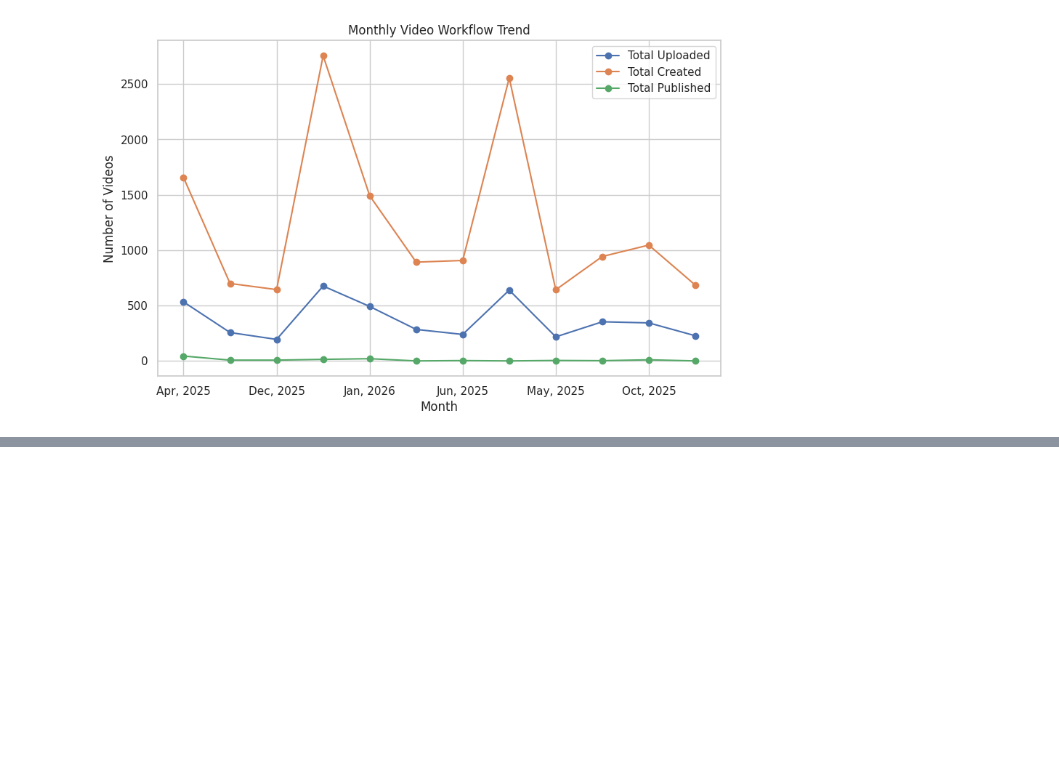
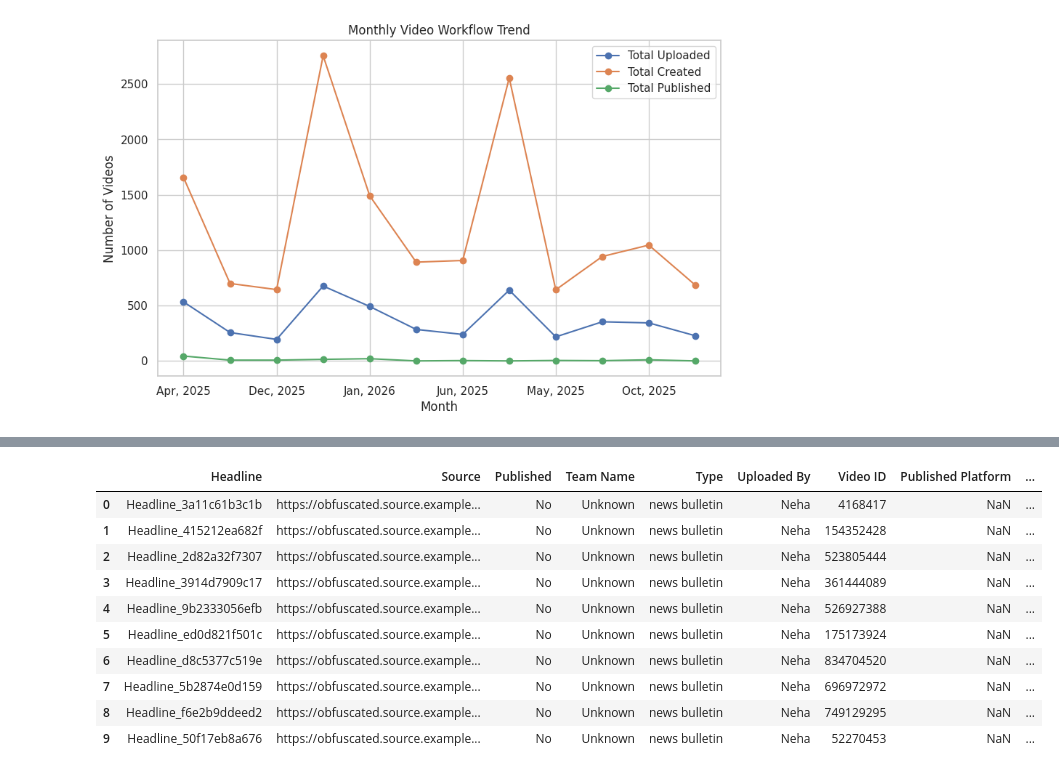
Before and after one commit to ranbeer06052009/GC-Data, a Jupyter notebook: EDA.ipynb, the cells around one changed output, grey strips where cells are left out. Saved outputs shown, nothing was run; the diff lists cells and outputs as text; code cells hidden in the pictures; blank space fills up the shorter version.

```diff
--- a/EDA.ipynb
+++ b/EDA.ipynb
@@ -187,0 +652,14 @@ KeyError: 'Published'
+# %%
+video_data.head(10)
+# %% [output]
+|  | Headline | Source | Published | Team Name | Type | Uploaded By | Video ID | Published Platform | ... |
+| 0 | Headline_3a11c61b3c1b | https://obfuscated.source.example... | No | Unknown | news bulletin | Neha | 4168417 | NaN | ... |
+| 1 | Headline_415212ea682f | https://obfuscated.source.example... | No | Unknown | news bulletin | Neha | 154352428 | NaN | ... |
+| 2 | Headline_2d82a32f7307 | https://obfuscated.source.example... | No | Unknown | news bulletin | Neha | 523805444 | NaN | ... |
+| 3 | Headline_3914d7909c17 | https://obfuscated.source.example... | No | Unknown | news bulletin | Neha | 361444089 | NaN | ... |
+| 4 | Headline_9b2333056efb | https://obfuscated.source.example... | No | Unknown | news bulletin | Neha | 526927388 | NaN | ... |
+| 5 | Headline_ed0d821f501c | https://obfuscated.source.example... | No | Unknown | news bulletin | Neha | 175173924 | NaN | ... |
+| 6 | Headline_d8c5377c519e | https://obfuscated.source.example... | No | Unknown | news bulletin | Neha | 834704520 | NaN | ... |
+| 7 | Headline_5b2874e0d159 | https://obfuscated.source.example... | No | Unknown | news bulletin | Neha | 696972972 | NaN | ... |
+| 8 | Headline_f6e2b9ddeed2 | https://obfuscated.source.example... | No | Unknown | news bulletin | Neha | 749129295 | NaN | ... |
+| 9 | Headline_50f17eb8a676 | https://obfuscated.source.example... | No | Unknown | news bulletin | Neha | 52270453 | NaN | ... |
```
Also changed, not shown: parts of 34 cells of this notebook.
